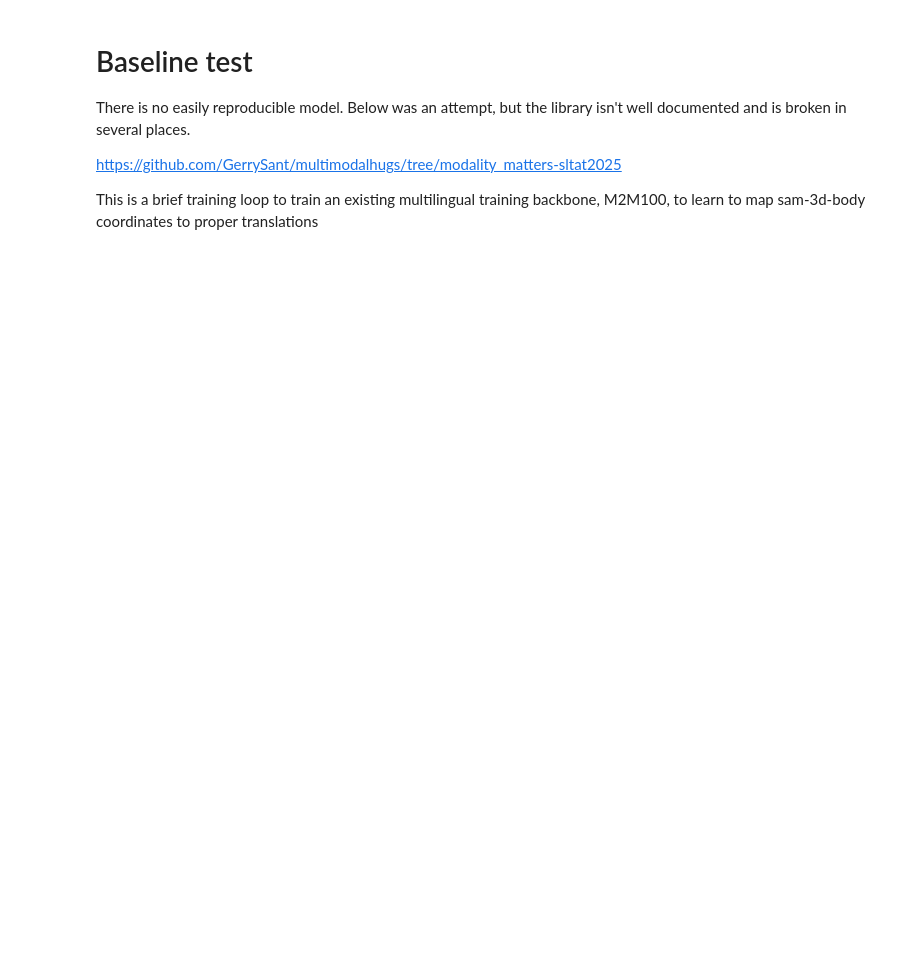
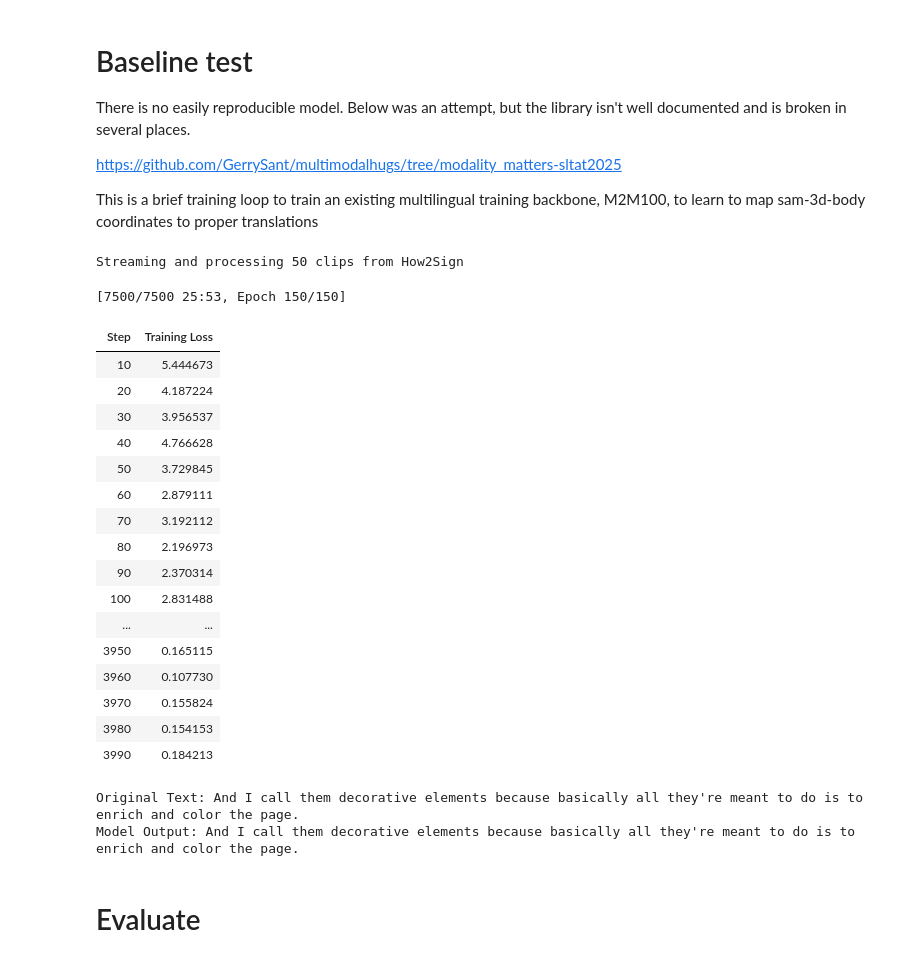
Before and after one commit to bencejdanko/sign-language-translation, a Jupyter notebook: how2sign_sam3d_baseline.ipynb, the cells around one changed output. Drawn from its saved outputs; the diff is of its cells as text; code cells hidden in the pictures; blank space fills up the shorter version.

```diff
--- a/how2sign_sam3d_baseline.ipynb
+++ b/how2sign_sam3d_baseline.ipynb
@@ -259,7 +151,7 @@ from tqdm.notebook import tqdm
 from transformers import M2M100ForConditionalGeneration, M2M100Tokenizer
 from transformers import Seq2SeqTrainer, Seq2SeqTrainingArguments
 # %%
-NUM_SAMPLES = 2
+NUM_SAMPLES = 50
 OUTPUT_DIR = "/content/processed_poses_embeddings"
 TSV_FILE = "/content/metadata_pure.tsv"
 
@@ -334,3 +226,5 @@ for i in tqdm(range(NUM_SAMPLES), desc="Processing Videos"):
         with open(TSV_FILE, mode='a', newline='', encoding='utf-8') as f:
             writer = csv.writer(f, delimiter='	')
             writer.writerow([os.path.abspath(pose_filepath), ground_truth_text])
+# %% [output]
+Streaming and processing 50 clips from How2Sign
@@ -396,25 +230,0 @@ def pose_collate_fn(batch):
-# %%
-class PoseToTextModel(nn.Module):
-    def __init__(self, m2m_model, pose_dim):
-        super().__init__()
-        self.m2m = m2m_model
-
-        # The Linear Adapter mapping 3D coords to M2M's hidden space
-        self.adapter = nn.Linear(pose_dim, self.m2m.config.d_model)
-
-    def forward(self, inputs_embeds, attention_mask=None, labels=None, **kwargs):
-        projected_embeds = self.adapter(inputs_embeds)
-        return self.m2m(
-            inputs_embeds=projected_embeds,
-            attention_mask=attention_mask,
-            labels=labels,
-            **kwargs
-        )
-
-    def generate(self, inputs_embeds, attention_mask=None, **kwargs):
-        projected_embeds = self.adapter(inputs_embeds)
-        return self.m2m.generate(
-            inputs_embeds=projected_embeds,
-            attention_mask=attention_mask,
-            **kwargs
-        )
@@ -431,38 +409,62 @@ model = PoseToTextModel(base_m2m, dataset.pose_dim)
 training_args = Seq2SeqTrainingArguments(
     output_dir="/content/custom_model_output",
     per_device_train_batch_size=1,
-    max_steps=5,
-    learning_rate=5e-4,
-    logging_steps=1,
+    num_train_epochs=150,
+    learning_rate=1e-4,
+    logging_steps=10,
     save_strategy="no",
     report_to="none",
-    remove_unused_columns=False
+    remove_unused_columns=False,
+    lr_scheduler_type="constant"
 )
 
 trainer = Seq2SeqTrainer(
     model=model,
     args=training_args,
     train_dataset=dataset,
     data_collator=pose_collate_fn,
 )
 
 trainer.train()
 
 model.eval()
 device = trainer.args.device
 model.to(device)
 
 sample_batch = pose_collate_fn([dataset[0]])
 with torch.no_grad():
     generated_tokens = model.generate(
         inputs_embeds=sample_batch["inputs_embeds"].to(device),
         attention_mask=sample_batch["attention_mask"].to(device),
         forced_bos_token_id=tokenizer.get_lang_id("en"),
         max_length=50
     )
 
 translated_text = tokenizer.decode(generated_tokens[0], skip_special_tokens=True)
 ground_truth = tokenizer.decode(sample_batch["labels"][0][sample_batch["labels"][0] != -100], skip_special_tokens=True)
 
 print(f"\nOriginal Text: {ground_truth}")
 print(f"Model Output: {translated_text}")
+# %% [output]
+[7500/7500 25:53, Epoch 150/150]
+| Step | Training Loss |
+| 10 | 5.444673 |
+| 20 | 4.187224 |
+| 30 | 3.956537 |
+| 40 | 4.766628 |
+| 50 | 3.729845 |
+| 60 | 2.879111 |
+| 70 | 3.192112 |
+| 80 | 2.196973 |
+| 90 | 2.370314 |
+| 100 | 2.831488 |
+| ... | ... |
+| 3950 | 0.165115 |
+| 3960 | 0.107730 |
+| 3970 | 0.155824 |
+| 3980 | 0.154153 |
+| 3990 | 0.184213 |
+Original Text: And I call them decorative elements because basically all they're meant to do is to enrich and color the page.
+Model Output: And I call them decorative elements because basically all they're meant to do is to enrich and color the page.
+# %% [markdown]
+# Evaluate
```
Also changed, not shown: parts of 14 cells of this notebook.
